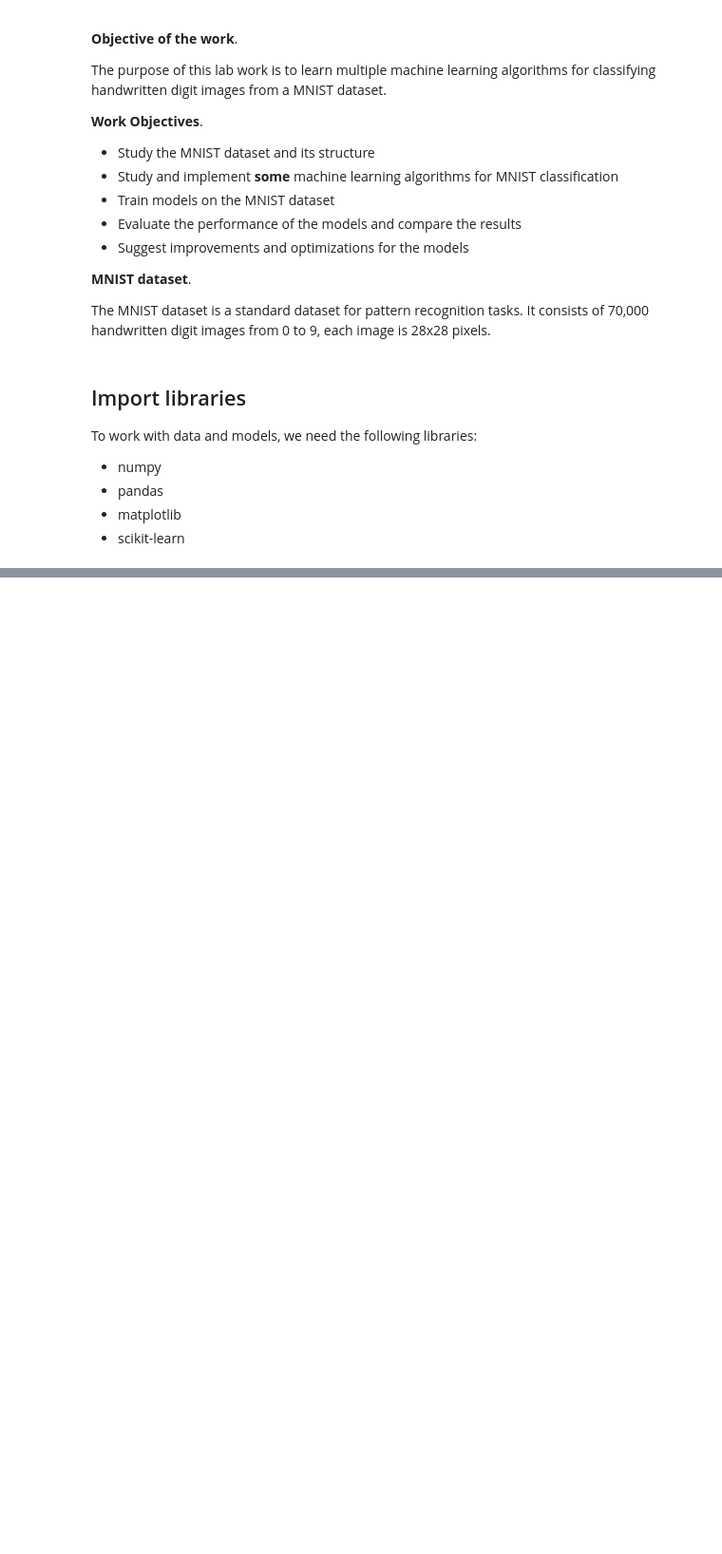
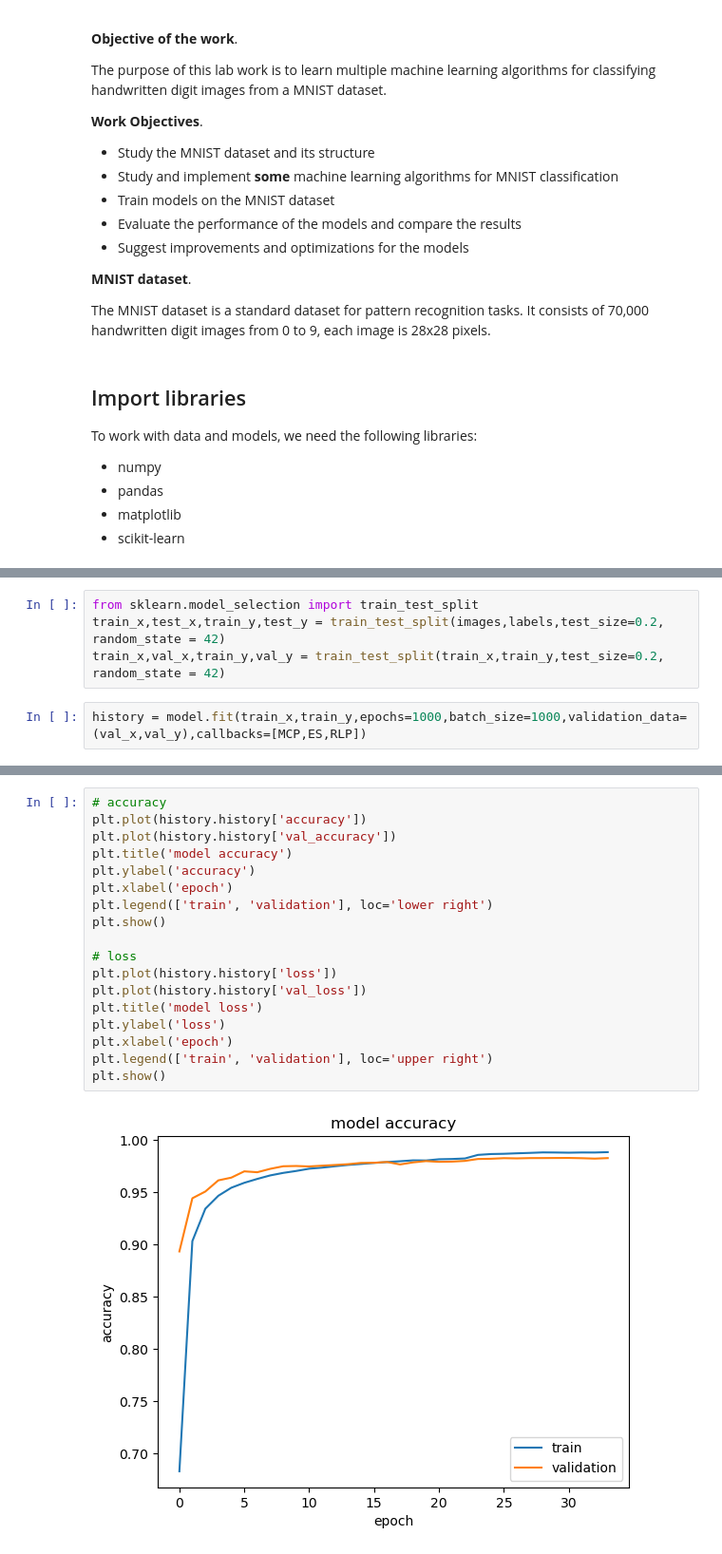
Before and after one commit to d3dx13/Deep-Learning-ITMO-2023, a Jupyter notebook: labs/1/ML_Classification.ipynb, the cells around one changed output, grey strips where cells are left out. Shown at 95% size. Cells and saved outputs as stored; diff of their text form; blank space fills up the shorter version.

```diff
--- a/labs/1/ML_Classification.ipynb
+++ b/labs/1/ML_Classification.ipynb
@@ -119,0 +195,6 @@ X_train, X_test, y_train, y_test =
+# %%
+from sklearn.model_selection import train_test_split
+train_x,test_x,train_y,test_y = train_test_split(images,labels,test_size=0.2, random_state = 42)
+train_x,val_x,train_y,val_y = train_test_split(train_x,train_y,test_size=0.2, random_state = 42)
+# %%
+history = model.fit(train_x,train_y,epochs=1000,batch_size=1000,validation_data=(val_x,val_y),callbacks=[MCP,ES,RLP])
@@ -119,0 +227,20 @@ X_train, X_test, y_train, y_test =
+# %%
+# accuracy
+plt.plot(history.history['accuracy'])
+plt.plot(history.history['val_accuracy'])
+plt.title('model accuracy')
+plt.ylabel('accuracy')
+plt.xlabel('epoch')
+plt.legend(['train', 'validation'], loc='lower right')
+plt.show()
+
+# loss
+plt.plot(history.history['loss'])
+plt.plot(history.history['val_loss'])
+plt.title('model loss')
+plt.ylabel('loss')
+plt.xlabel('epoch')
+plt.legend(['train', 'validation'], loc='upper right')
+plt.show()
+# %% [output]
+[figure, added]
```
Also changed, not shown: parts of 22 cells of this notebook, 5 other files.
